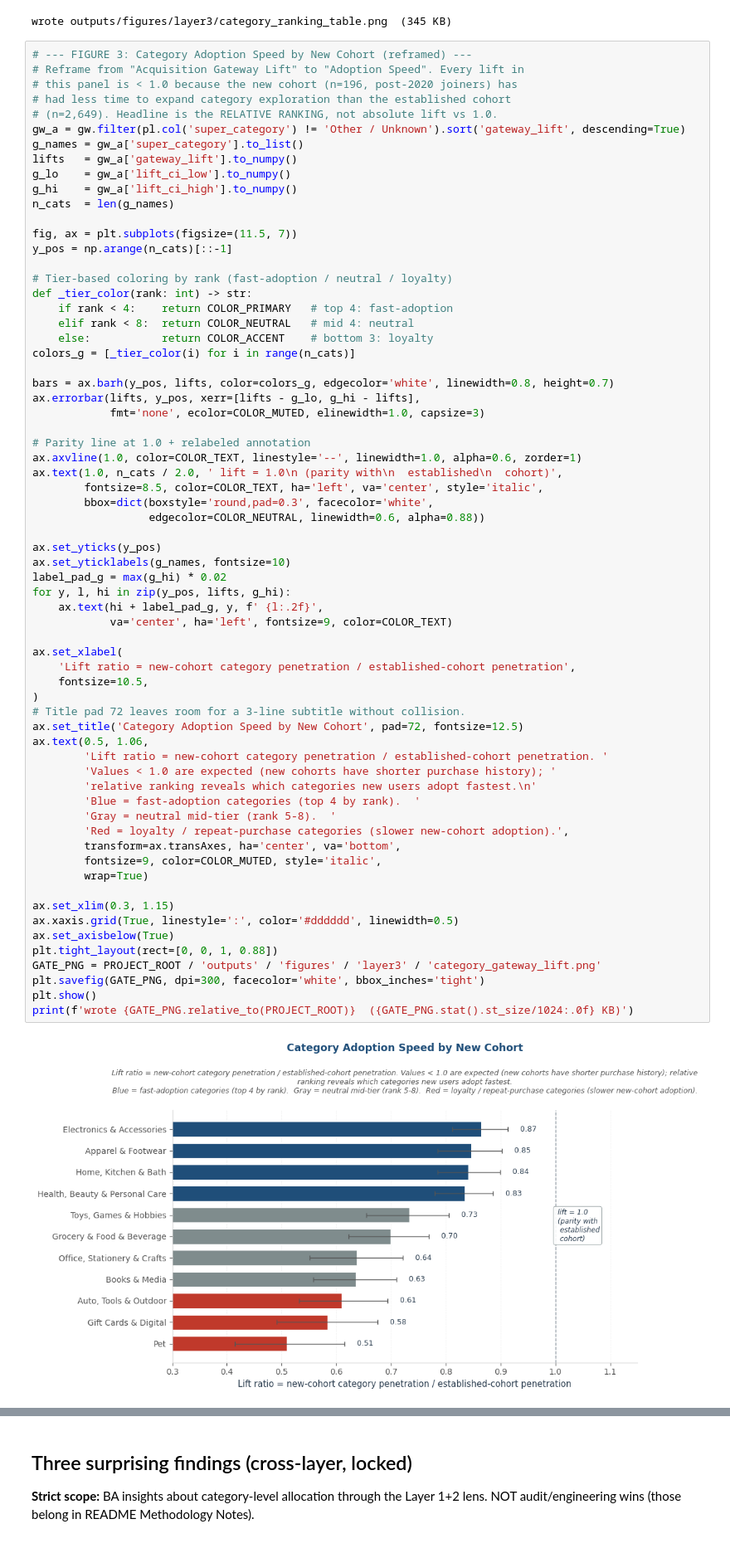
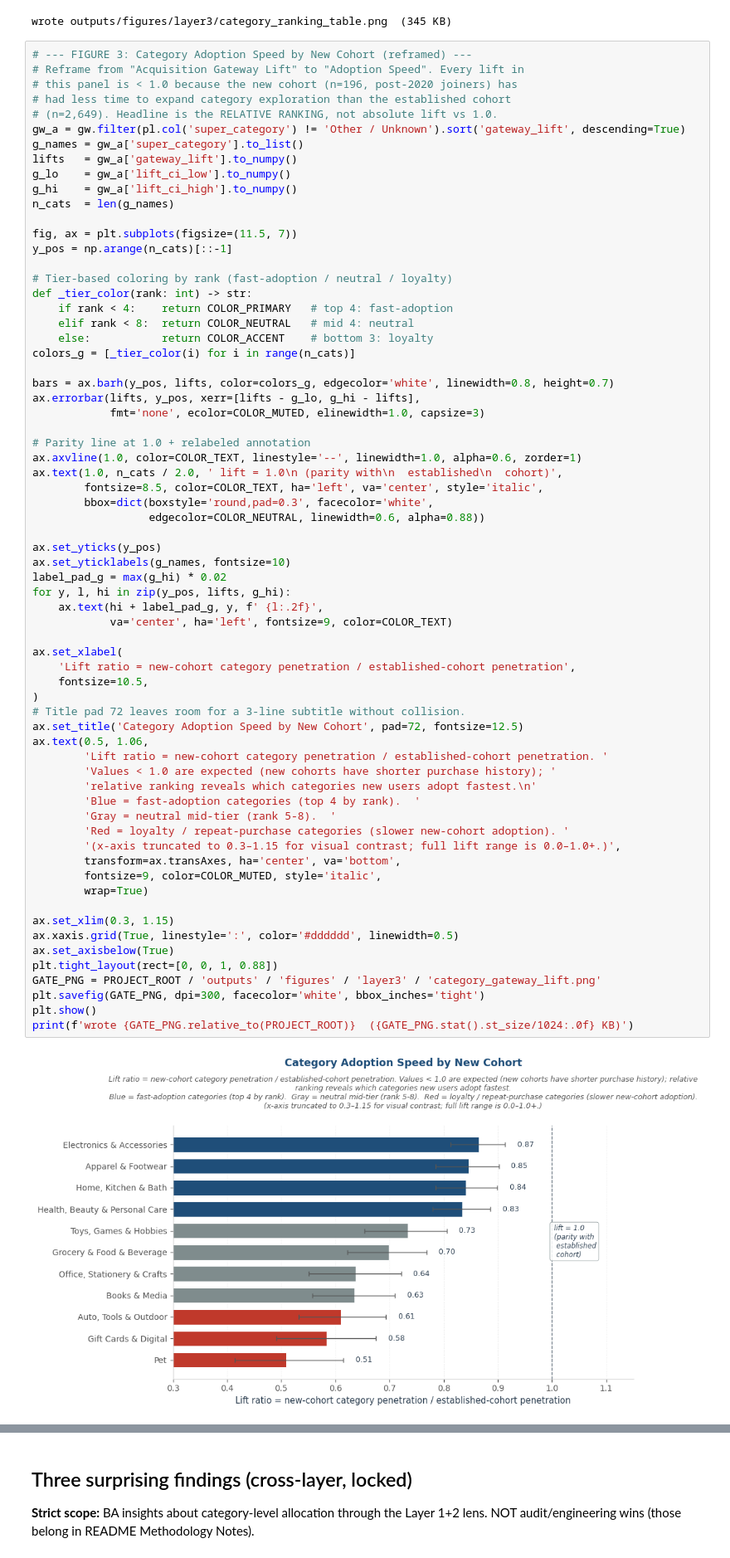
Before and after one commit to lilwan345/amazon-revenue-analytics, a Jupyter notebook: notebooks/03_layer3_allocation.ipynb, the cells around one changed output, grey strips where cells are left out. Shown at 83% size. Cells and saved outputs as stored; diff of their text form.

```diff
--- a/notebooks/03_layer3_allocation.ipynb
+++ b/notebooks/03_layer3_allocation.ipynb
@@ -499,32 +499,33 @@ ax.set_yticklabels(g_names, fontsize=10)
 label_pad_g = max(g_hi) * 0.02
 for y, l, hi in zip(y_pos, lifts, g_hi):
     ax.text(hi + label_pad_g, y, f' {l:.2f}',
             va='center', ha='left', fontsize=9, color=COLOR_TEXT)
 
 ax.set_xlabel(
     'Lift ratio = new-cohort category penetration / established-cohort penetration',
     fontsize=10.5,
 )
 # Title pad 72 leaves room for a 3-line subtitle without collision.
 ax.set_title('Category Adoption Speed by New Cohort', pad=72, fontsize=12.5)
 ax.text(0.5, 1.06,
         'Lift ratio = new-cohort category penetration / established-cohort penetration. '
         'Values < 1.0 are expected (new cohorts have shorter purchase history); '
         'relative ranking reveals which categories new users adopt fastest.\n'
         'Blue = fast-adoption categories (top 4 by rank).  '
         'Gray = neutral mid-tier (rank 5-8).  '
-        'Red = loyalty / repeat-purchase categories (slower new-cohort adoption).',
+        'Red = loyalty / repeat-purchase categories (slower new-cohort adoption). '
+        '(x-axis truncated to 0.3–1.15 for visual contrast; full lift range is 0.0–1.0+.)',
         transform=ax.transAxes, ha='center', va='bottom',
         fontsize=9, color=COLOR_MUTED, style='italic',
         wrap=True)
 
 ax.set_xlim(0.3, 1.15)
 ax.xaxis.grid(True, linestyle=':', color='#dddddd', linewidth=0.5)
 ax.set_axisbelow(True)
 plt.tight_layout(rect=[0, 0, 1, 0.88])
 GATE_PNG = PROJECT_ROOT / 'outputs' / 'figures' / 'layer3' / 'category_gateway_lift.png'
 plt.savefig(GATE_PNG, dpi=300, facecolor='white', bbox_inches='tight')
 plt.show()
 print(f'wrote {GATE_PNG.relative_to(PROJECT_ROOT)}  ({GATE_PNG.stat().st_size/1024:.0f} KB)')
 # %% [output]
-[figure, old version]
+[figure, new version]
```
Also changed, not shown: parts of 1 cell of this notebook, 12 other files.
